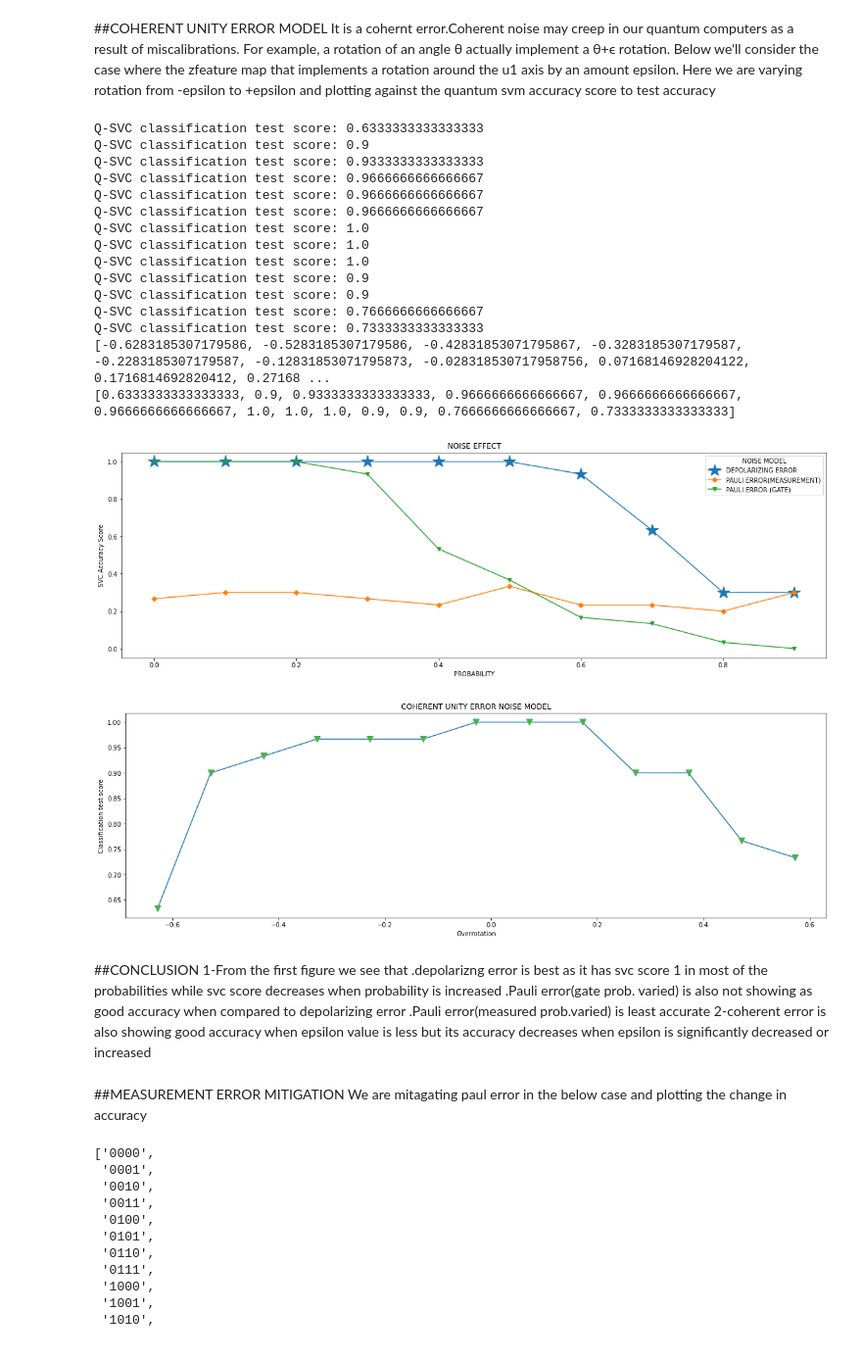
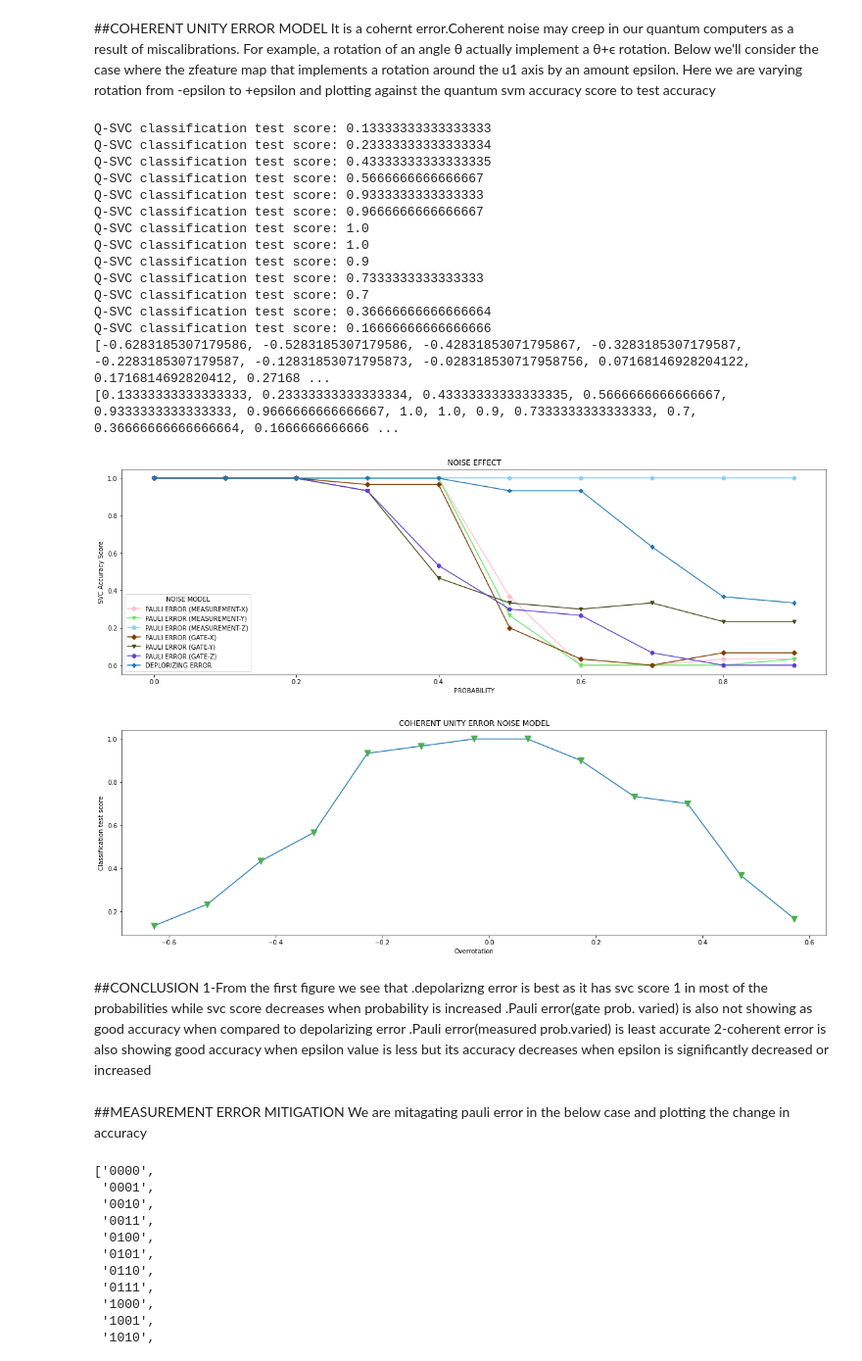
Before and after one commit to roysuman088/QFFKC-ISI, a Jupyter notebook: Iris Data Classification.ipynb, the cells around one changed output. Shown: that part at 98% size. Saved outputs shown, nothing was run; the diff lists cells and outputs as text; code cells hidden in the pictures.

```diff
--- a/Iris Data Classification.ipynb
+++ b/Iris Data Classification.ipynb
@@ -502,0 +627,29 @@ Q-SVC classification test score: 0.0
+# %%
+list_meas=[]
+list_scorepauliZ=[]
+# Example error probabilities
+
+for j in np.arange(0.0,1.0,0.1):
+
+    list_meas.append(j)
+
+    # QuantumError objects
+    error_gate = pauli_error([('Z',j), ('I', 1 - j)])
+
+    # Add errors to noise model
+    noise_bit_flip = NoiseModel()
+    noise_bit_flip.add_all_qubit_quantum_error(error_gate, ["u1", "u2", "u3"])
+
+    #Simulation of pauli error(p_meas)
+    basis_gates = noise_bit_flip.basis_gates
+    feature_map=ZFeatureMap(feature_dimension=4, reps=1)
+    backend = QuantumInstance(qiskit.Aer.get_backend("qasm_simulator"), shots=1024,basis_gates=basis_gates, noise_model=noise_bit_flip)
+
+    kernel = QuantumKernel(feature_map=feature_map, quantum_instance=backend)
+    svc = SVC(kernel=kernel.evaluate)
+    svc.fit(X_train, y_train)
+    svc_score=accuracy_score(y_test, svc.predict(X_test))
+    list_scorepauliZ.append(svc_score)
+    print(f"Q-SVC classification test score: {svc_score}")
+print(list_meas)
+print(list_scorepauliZ)
@@ -517,7 +683,7 @@ for m in np.arange(-epsilon,epsilon,0.1):
 
     over_rotation=qiskit.circuit.library.U1Gate(m).to_matrix()
     coherent_error_model.add_all_qubit_quantum_error(coherent_unitary_error(over_rotation), 'u1')
-    basis_gates = noise_bit_flip.basis_gates
+    basis_gates=coherent_error_model.basis_gates
     feature_map=ZFeatureMap(feature_dimension=4, reps=1)
     backend = QuantumInstance(qiskit.Aer.get_backend("qasm_simulator"), shots=1024,basis_gates=basis_gates, noise_model=coherent_error_model)
 
@@ -531,47 +697,54 @@ for m in np.arange(-epsilon,epsilon,0.1):
 print(lst_rotation)
 print(lst_coherent)
 # %% [output]
-Q-SVC classification test score: 0.6333333333333333
-Q-SVC classification test score: 0.9
+Q-SVC classification test score: 0.13333333333333333
+Q-SVC classification test score: 0.23333333333333334
+Q-SVC classification test score: 0.43333333333333335
+Q-SVC classification test score: 0.5666666666666667
 Q-SVC classification test score: 0.9333333333333333
-Q-SVC classification test score: 0.9666666666666667
-Q-SVC classification test score: 0.9666666666666667
 Q-SVC classification test score: 0.9666666666666667
 Q-SVC classification test score: 1.0
 Q-SVC classification test score: 1.0
-Q-SVC classification test score: 1.0
 Q-SVC classification test score: 0.9
-Q-SVC classification test score: 0.9
-Q-SVC classification test score: 0.7666666666666667
 Q-SVC classification test score: 0.7333333333333333
+Q-SVC classification test score: 0.7
+Q-SVC classification test score: 0.36666666666666664
+Q-SVC classification test score: 0.16666666666666666
 [-0.6283185307179586, -0.5283185307179586, -0.42831853071795867, -0.3283185307179587, -0.2283185307179587, -0.12831853071795873, -0.028318530717958756, 0.07168146928204122, 0.1716814692820412, 0.27168 ...
-[0.6333333333333333, 0.9, 0.9333333333333333, 0.9666666666666667, 0.9666666666666667, 0.9666666666666667, 1.0, 1.0, 1.0, 0.9, 0.9, 0.7666666666666667, 0.7333333333333333]
+[0.13333333333333333, 0.23333333333333334, 0.43333333333333335, 0.5666666666666667, 0.9333333333333333, 0.9666666666666667, 1.0, 1.0, 0.9, 0.7333333333333333, 0.7, 0.36666666666666664, 0.1666666666666 ...
 # %%
+
 #plotting of depolarizing,pauli error
 plt.figure( figsize=(20, 6))
-plt.plot(list_prob,list_score , label="DEPOLARIZING ERROR", marker="*", markersize=20)
-plt.plot(list_meas,list_scorepauli, label="PAULI ERROR(MEASUREMENT)", marker="D")
-plt.plot(list_gate,list_scorepauli2, label="PAULI ERROR (GATE)", marker="v")
+plt.plot(list_meas,list_score_measure_X, label="PAULI ERROR (MEASUREMENT-X)", marker="D", color='#FFC0CB')
+plt.plot(list_meas,list_score_measure_Y, label="PAULI ERROR (MEASUREMENT-Y)", marker="v", color='#65E765')
+plt.plot(list_meas,list_score_measure_Z, label="PAULI ERROR (MEASUREMENT-Z)", marker="o", color='#89CFF0')
+
+plt.plot(list_meas,list_scorepauliX, label="PAULI ERROR (GATE-X)", marker="D", color='#7B3F00')
+plt.plot(list_meas,list_scorepauliY, label="PAULI ERROR (GATE-Y)", marker="v", color='#454B1B')
+plt.plot(list_meas,list_scorepauliZ, label="PAULI ERROR (GATE-Z)", marker="o", color='#5D3FD3')
+
+plt.plot(list_meas, list_score, label="DEPLORIZING ERROR", marker="P")
 
 plt.legend(title = "NOISE MODEL")
 plt.title("NOISE EFFECT")
 plt.xlabel("PROBABILITY")
 plt.ylabel("SVC Accuracy Score")
 plt.show()
 # %% [output]
-[figure, old version]
+[figure, new version]
 # %%
 #Coherent Error plot
 plt.figure( figsize=(20, 6))
-x3points = np.array(lst_rotation)
-y3points = np.array(lst_coherent)
-plt.plot(x3points, y3points,marker = 'v', ms = 10, mec = '#4CAF50', mfc = '#4CAF50')
+x_points = np.array(lst_rotation)
+y_points = np.array(lst_coherent)
+plt.plot(x_points, y_points,marker = 'v', ms = 10, mec = '#4CAF50', mfc = '#4CAF50')
 plt.title("COHERENT UNITY ERROR NOISE MODEL")
 plt.xlabel("Overrotation")
 plt.ylabel("Classification test score")
 plt.show()
 # %% [output]
-[figure, old version]
+[figure, new version]
 # %% [markdown]
 ##CONCLUSION
 1-From the first figure we see that
@@ -581,7 +754,7 @@ plt.show()
 2-coherent error is also showing good accuracy when epsilon value is less but its accuracy decreases when epsilon is significantly decreased or increased
 # %% [markdown]
 ##MEASUREMENT ERROR MITIGATION
-We are mitagating paul error in the below case and plotting the change in accuracy
+We are mitagating pauli error in the below case and plotting the change in accuracy
 # %%
 #The following function complete_meas_cal returns a list meas_calibs of QuantumCircuit objects containing the calibration circuits, and a list state_labels of the calibration state labels
 meas_calibs, state_labels = complete_meas_cal( qr=feature_map.num_qubits, circlabel='mcal')
```
Also changed, not shown: parts of 27 cells of this notebook.
